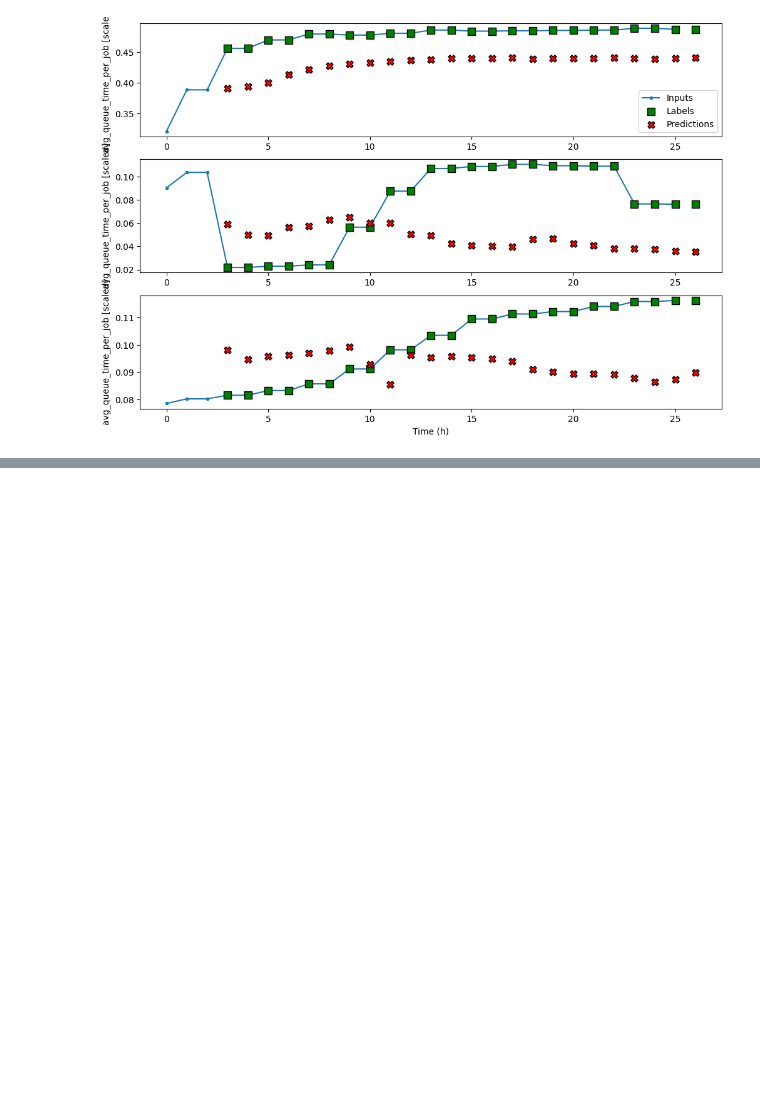
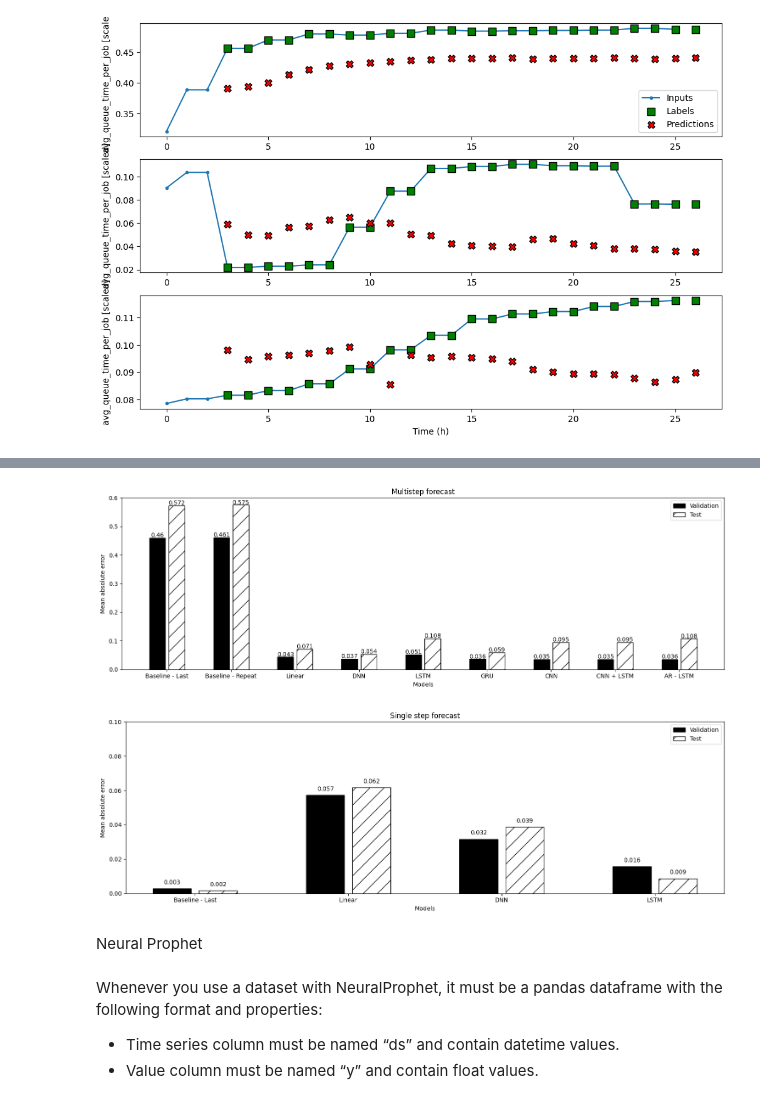
Before and after one commit to ari-apc-lab/croupier, a Jupyter notebook: forecast/forecasting/forecasting_partitions.ipynb, the cells around one changed output, grey strips where cells are left out. Cells and saved outputs as stored; diff of their text form; code cells hidden in the pictures; blank space fills up the shorter version.

Commit message:
feat: evaluating NeuralProphet framework

```diff
--- a/forecast/forecasting/forecasting_partitions.ipynb
+++ b/forecast/forecasting/forecasting_partitions.ipynb
@@ -786,0 +845,3 @@ plot_performance(performance, val_performance, high_ylim=0.1, title='Single step
+# %%
+ms_val_performance['AR - LSTM'] = AR_LSTM.evaluate(ar_multi_window.val)
+ms_performance['AR - LSTM'] = AR_LSTM.evaluate(ar_multi_window.test, verbose=0)
@@ -786,0 +854,12 @@ plot_performance(performance, val_performance, high_ylim=0.1, title='Single step
+# %%
+plot_performance(ms_performance, ms_val_performance, high_ylim=0.6, title='Multistep forecast')
+plot_performance(performance, val_performance, high_ylim=0.1, title='Single step forecast')
+# %% [output]
+[figure, added]
+[figure, added]
+# %% [markdown]
+Neural Prophet
+# %% [markdown]
+Whenever you use a dataset with NeuralProphet, it must be a pandas dataframe with the following format and properties:
+- Time series column must be named “ds” and contain datetime values.
+- Value column must be named “y” and contain float values.
```
Also changed, not shown: parts of 81 cells of this notebook.
